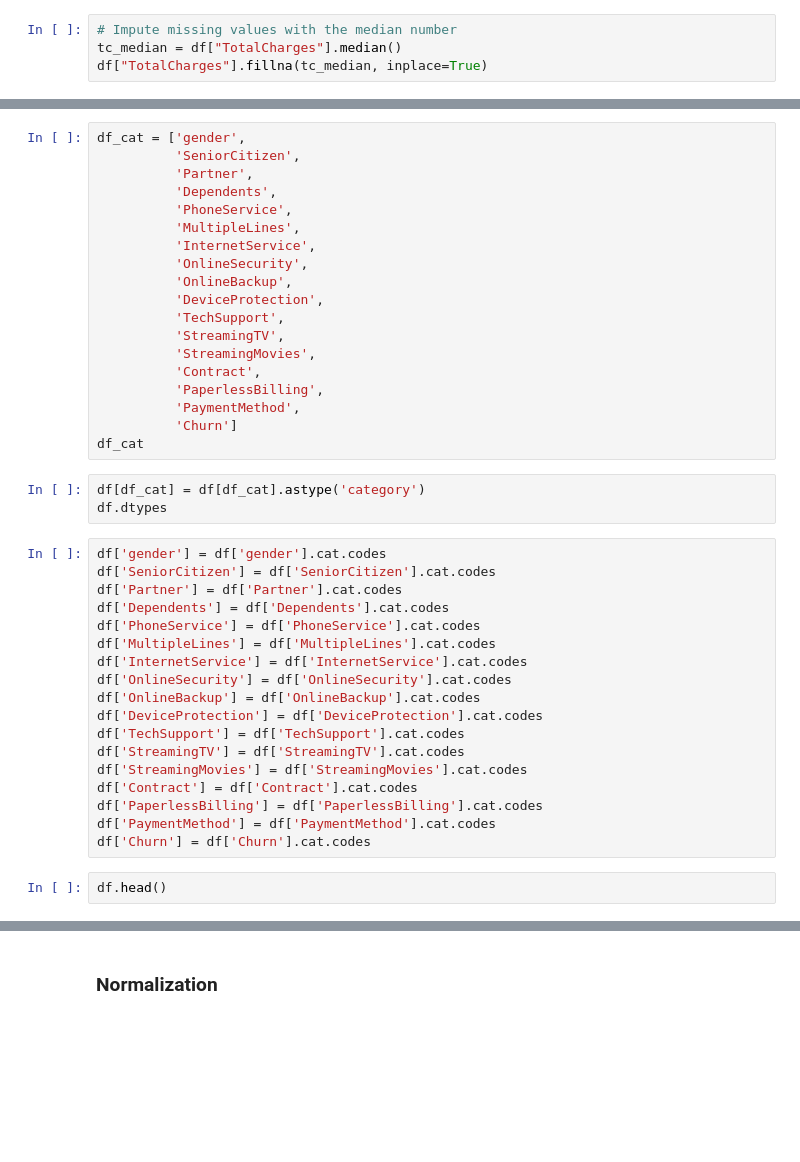
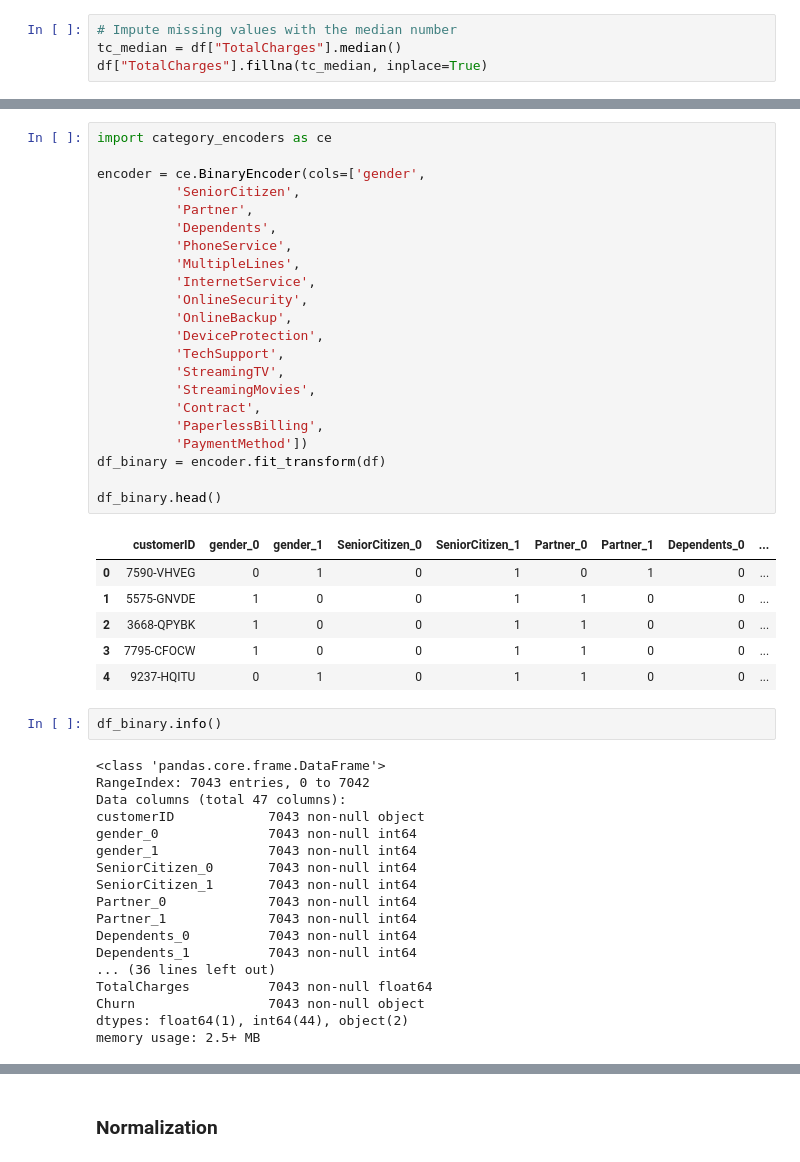
Before and after one commit to rc-dbe/bigdatacertification, a Jupyter notebook: Data_Analytics_Essentials_.ipynb, the cells around one changed output, grey strips where cells are left out. Saved outputs shown, nothing was run; the diff lists cells and outputs as text; blank space fills up the shorter version.

Commit message:
Change to Binary Encoding

```diff
--- a/Data_Analytics_Essentials_.ipynb
+++ b/Data_Analytics_Essentials_.ipynb
@@ -155,43 +290,50 @@ df.info()
 # %%
-df_cat = ['gender',
+import category_encoders as ce
+
+encoder = ce.BinaryEncoder(cols=['gender',
           'SeniorCitizen',
           'Partner',
           'Dependents',
           'PhoneService',
           'MultipleLines',
           'InternetService',
           'OnlineSecurity',
           'OnlineBackup',
           'DeviceProtection',
           'TechSupport',
           'StreamingTV',
           'StreamingMovies',
           'Contract',
           'PaperlessBilling',
-          'PaymentMethod',
-          'Churn']
-df_cat
+          'PaymentMethod'])
+df_binary = encoder.fit_transform(df)
+
+df_binary.head()
+# %% [output]
+|  | customerID | gender_0 | gender_1 | SeniorCitizen_0 | SeniorCitizen_1 | Partner_0 | Partner_1 | Dependents_0 | ... |
+| 0 | 7590-VHVEG | 0 | 1 | 0 | 1 | 0 | 1 | 0 | ... |
+| 1 | 5575-GNVDE | 1 | 0 | 0 | 1 | 1 | 0 | 0 | ... |
+| 2 | 3668-QPYBK | 1 | 0 | 0 | 1 | 1 | 0 | 0 | ... |
+| 3 | 7795-CFOCW | 1 | 0 | 0 | 1 | 1 | 0 | 0 | ... |
+| 4 | 9237-HQITU | 0 | 1 | 0 | 1 | 1 | 0 | 0 | ... |
-# %%
-df[df_cat] = df[df_cat].astype('category')
-df.dtypes
-# %%
-df['gender'] = df['gender'].cat.codes
-df['SeniorCitizen'] = df['SeniorCitizen'].cat.codes
-df['Partner'] = df['Partner'].cat.codes
-df['Dependents'] = df['Dependents'].cat.codes
-df['PhoneService'] = df['PhoneService'].cat.codes
-df['MultipleLines'] = df['MultipleLines'].cat.codes
-df['InternetService'] = df['InternetService'].cat.codes
-df['OnlineSecurity'] = df['OnlineSecurity'].cat.codes
-df['OnlineBackup'] = df['OnlineBackup'].cat.codes
-df['DeviceProtection'] = df['DeviceProtection'].cat.codes
-df['TechSupport'] = df['TechSupport'].cat.codes
-df['StreamingTV'] = df['StreamingTV'].cat.codes
-df['StreamingMovies'] = df['StreamingMovies'].cat.codes
-df['Contract'] = df['Contract'].cat.codes
-df['PaperlessBilling'] = df['PaperlessBilling'].cat.codes
-df['PaymentMethod'] = df['PaymentMethod'].cat.codes
-df['Churn'] = df['Churn'].cat.codes
-# %%
-df.head()
+# %%
+df_binary.info()
+# %% [output]
+<class 'pandas.core.frame.DataFrame'>
+RangeIndex: 7043 entries, 0 to 7042
+Data columns (total 47 columns):
+customerID            7043 non-null object
+gender_0              7043 non-null int64
+gender_1              7043 non-null int64
+SeniorCitizen_0       7043 non-null int64
+SeniorCitizen_1       7043 non-null int64
+Partner_0             7043 non-null int64
+Partner_1             7043 non-null int64
+Dependents_0          7043 non-null int64
+Dependents_1          7043 non-null int64
+... (36 lines left out)
+TotalCharges          7043 non-null float64
+Churn                 7043 non-null object
+dtypes: float64(1), int64(44), object(2)
+memory usage: 2.5+ MB
 # %%
```
Also changed, not shown: parts of 28 cells of this notebook.
